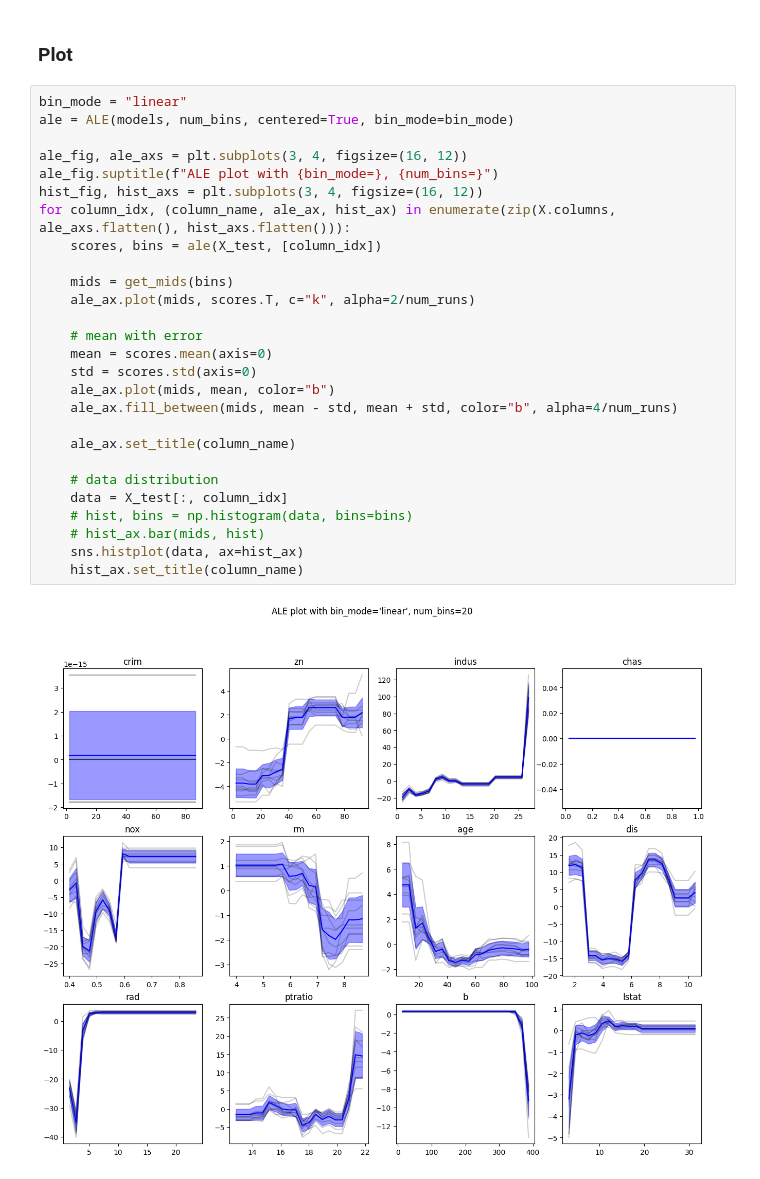
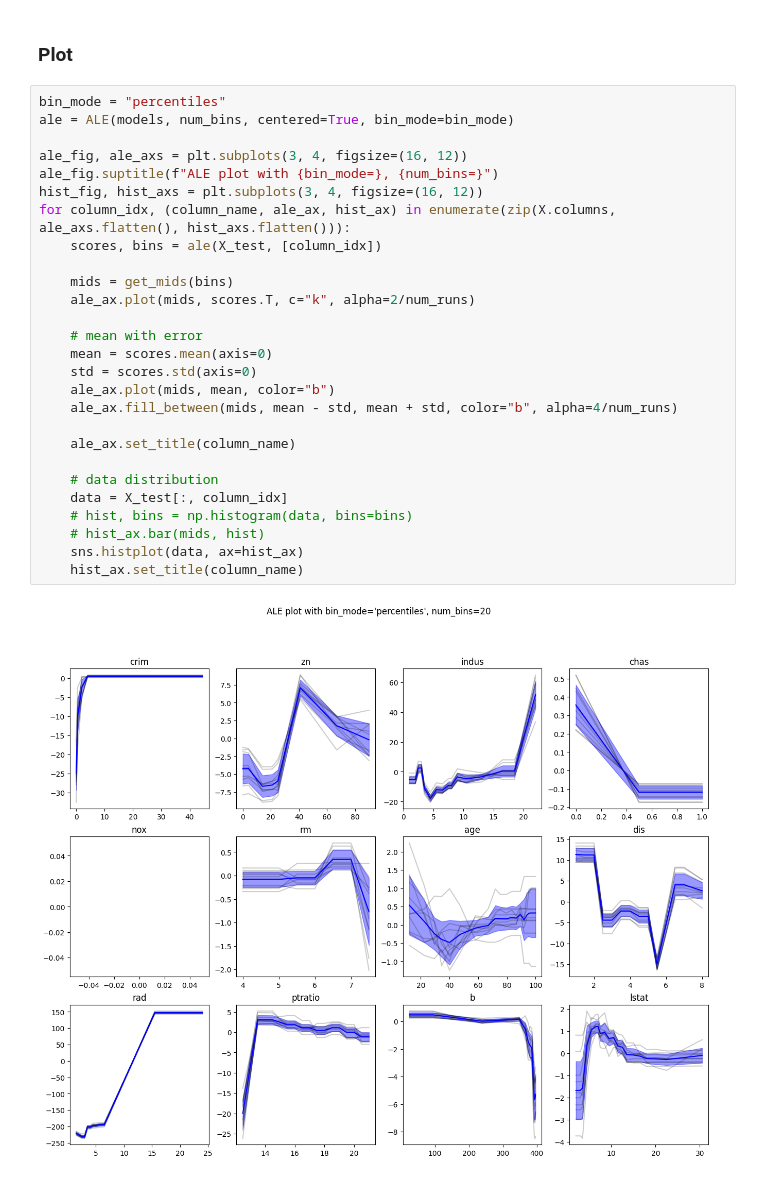
Before and after one commit to RobinU434/AccumulatedLocalEffectPlots, a Jupyter notebook: examples/regression_1d.ipynb, the cells around one changed output. Cells and saved outputs as stored; diff of their text form.

```diff
--- a/examples/regression_1d.ipynb
+++ b/examples/regression_1d.ipynb
@@ -83,31 +83,31 @@ for run_idx in range(num_runs):
 # %% [markdown]
 ### Plot
 # %%
-bin_mode = "linear"
+bin_mode = "percentiles"
 ale = ALE(models, num_bins, centered=True, bin_mode=bin_mode)
 
 ale_fig, ale_axs = plt.subplots(3, 4, figsize=(16, 12))
 ale_fig.suptitle(f"ALE plot with {bin_mode=}, {num_bins=}")
 hist_fig, hist_axs = plt.subplots(3, 4, figsize=(16, 12))
 for column_idx, (column_name, ale_ax, hist_ax) in enumerate(zip(X.columns, ale_axs.flatten(), hist_axs.flatten())):
     scores, bins = ale(X_test, [column_idx])
 
     mids = get_mids(bins)
     ale_ax.plot(mids, scores.T, c="k", alpha=2/num_runs)
 
     # mean with error
     mean = scores.mean(axis=0)
     std = scores.std(axis=0)
     ale_ax.plot(mids, mean, color="b")
     ale_ax.fill_between(mids, mean - std, mean + std, color="b", alpha=4/num_runs)
 
     ale_ax.set_title(column_name)
 
     # data distribution
     data = X_test[:, column_idx]
     # hist, bins = np.histogram(data, bins=bins)
     # hist_ax.bar(mids, hist)
     sns.histplot(data, ax=hist_ax)
     hist_ax.set_title(column_name)
 # %% [output]
-[figure, old version]
+[figure, new version]
```
Also changed, not shown: parts of 4 cells of this notebook, 10 other files.
